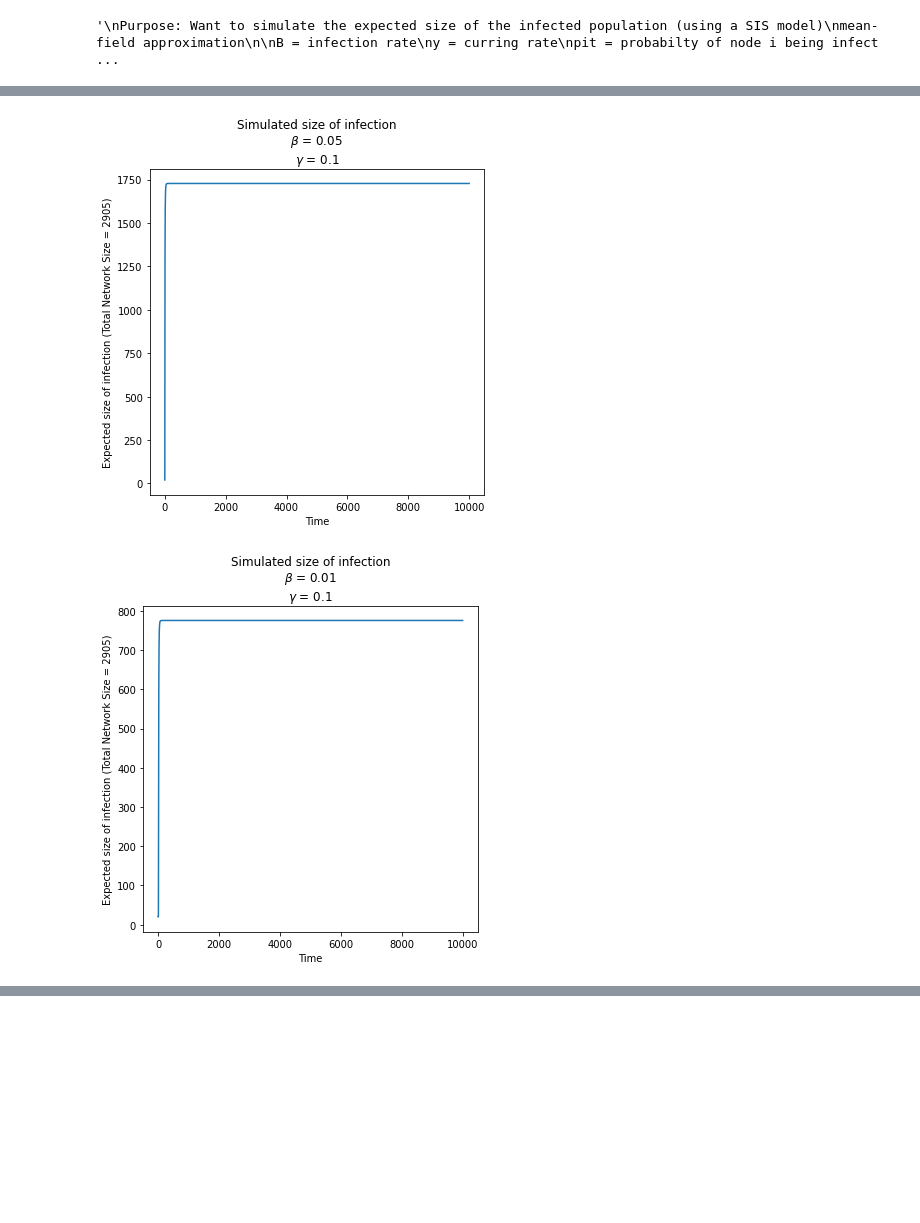
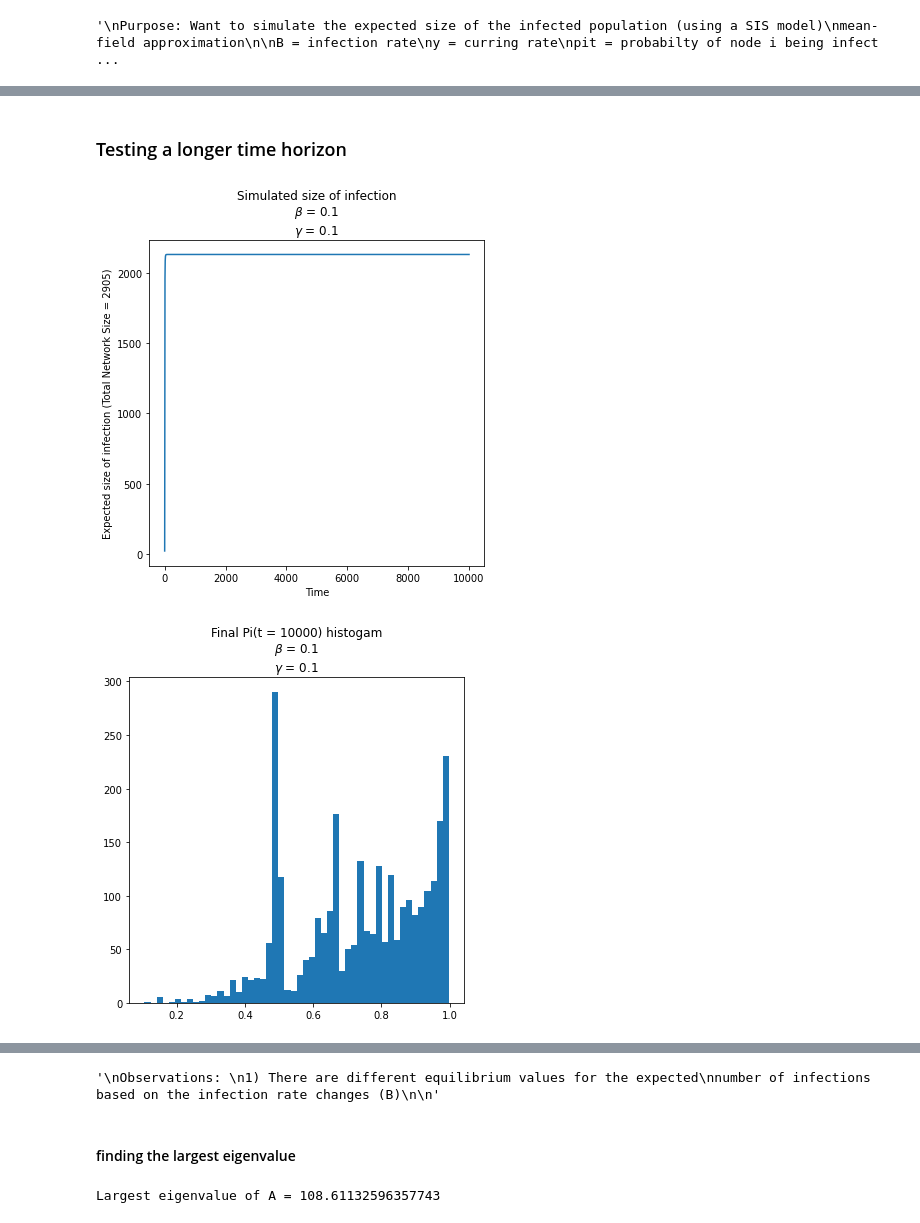
Before and after one commit to bacelii/graph_tools, a Jupyter notebook: Applications/Networks/Homework_2_GFT_and_Epidemics/Celii_Hmwk_2_GFT_and_Epidemics.ipynb, the cells around one changed output, grey strips where cells are left out. Saved outputs shown, nothing was run; the diff lists cells and outputs as text; code cells hidden in the pictures; blank space fills up the shorter version.

```diff
--- a/Applications/Networks/Homework_2_GFT_and_Epidemics/Celii_Hmwk_2_GFT_and_Epidemics.ipynb
+++ b/Applications/Networks/Homework_2_GFT_and_Epidemics/Celii_Hmwk_2_GFT_and_Epidemics.ipynb
@@ -752,3 +752,15 @@ A = xu.adjacency_matrix(
 
 pi0 = np.zeros(len(A))
 pi0[:20] = 1
+# %%
+import epidemics_utils as epu
+for B in [0.1,0.05,0.01]:
+    pt,pit = epu.simulate_infection_size(
+        A,
+        pi0,
+        plot = True,
+        B = B,
+        return_pit = True,
+        plot_pit = True,
+        T = 5,
+    )
@@ -755,13 +774,17 @@ pi0[:20] = 1
+# %% [markdown]
+### Testing a longer time horizon
 # %%
 import epidemics_utils as epu
 for B in [0.1,0.05,0.01]:
-    pt = epu.simulate_infection_size(
+    pt,pit = epu.simulate_infection_size(
         A,
         pi0,
         plot = True,
         B = B,
+        return_pit = True,
+        plot_pit = True,
         T = 10_000,
     )
 # %% [output]
-[figure, old version]
+[figure, new version]
-[figure, old version]
+[figure, new version]
@@ -767,0 +795,16 @@ for B in [0.1,0.05,0.01]:
+# %%
+"""
+Observations:
+1) There are different equilibrium values for the expected
+number of infections based on the infection rate changes (B)
+
+"""
+# %% [output]
+'\nObservations: \n1) There are different equilibrium values for the expected\nnumber of infections based on the infection rate changes (B)\n\n'
+# %% [markdown]
+#### finding the largest eigenvalue
+# %%
+eigvals,eigvecs = np.linalg.eigh(A)
+print(f"Largest eigenvalue of A = {np.max(eigvals)}")
+# %% [output]
+Largest eigenvalue of A = 108.61132596357743
```
Also changed, not shown: parts of 7 cells of this notebook, 1 other file.
